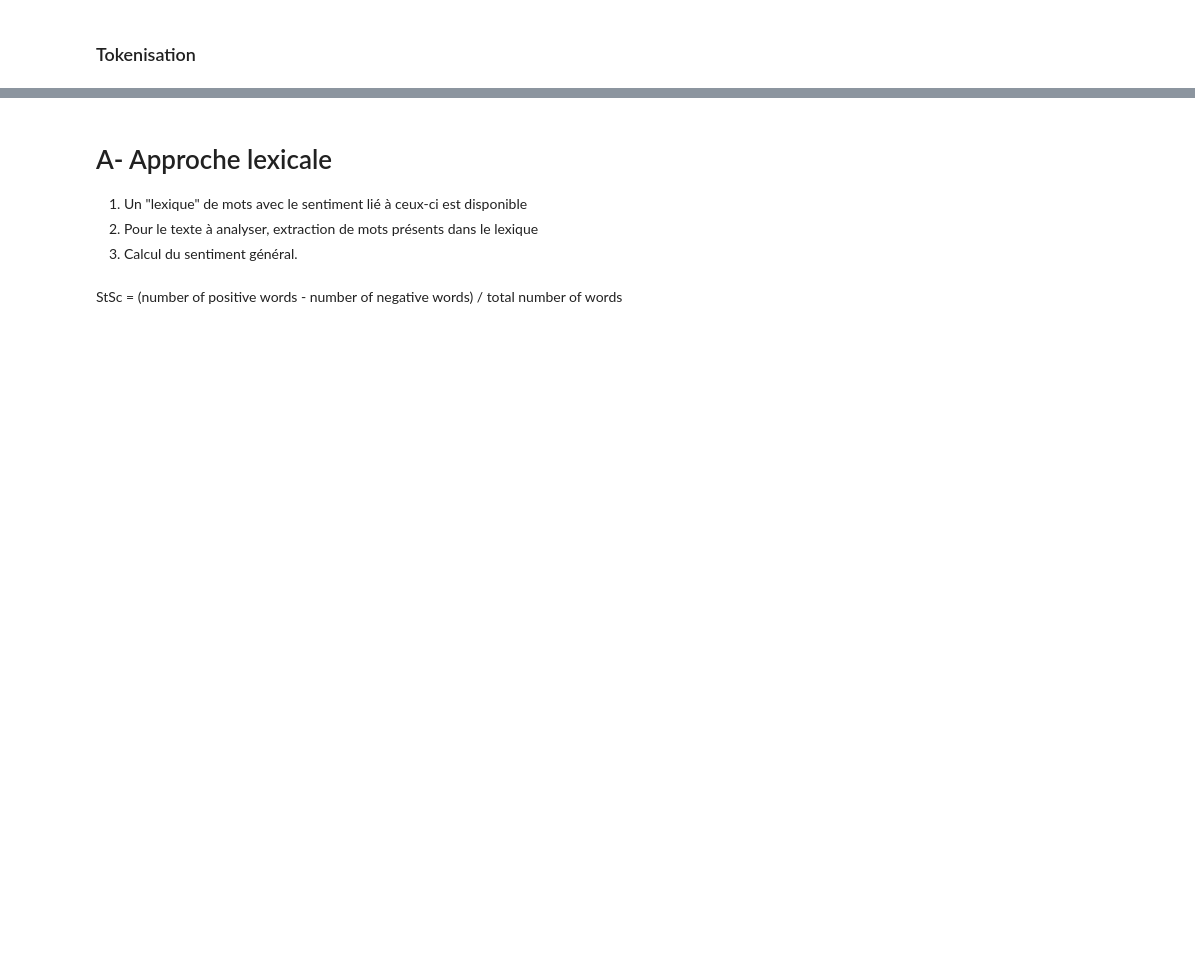
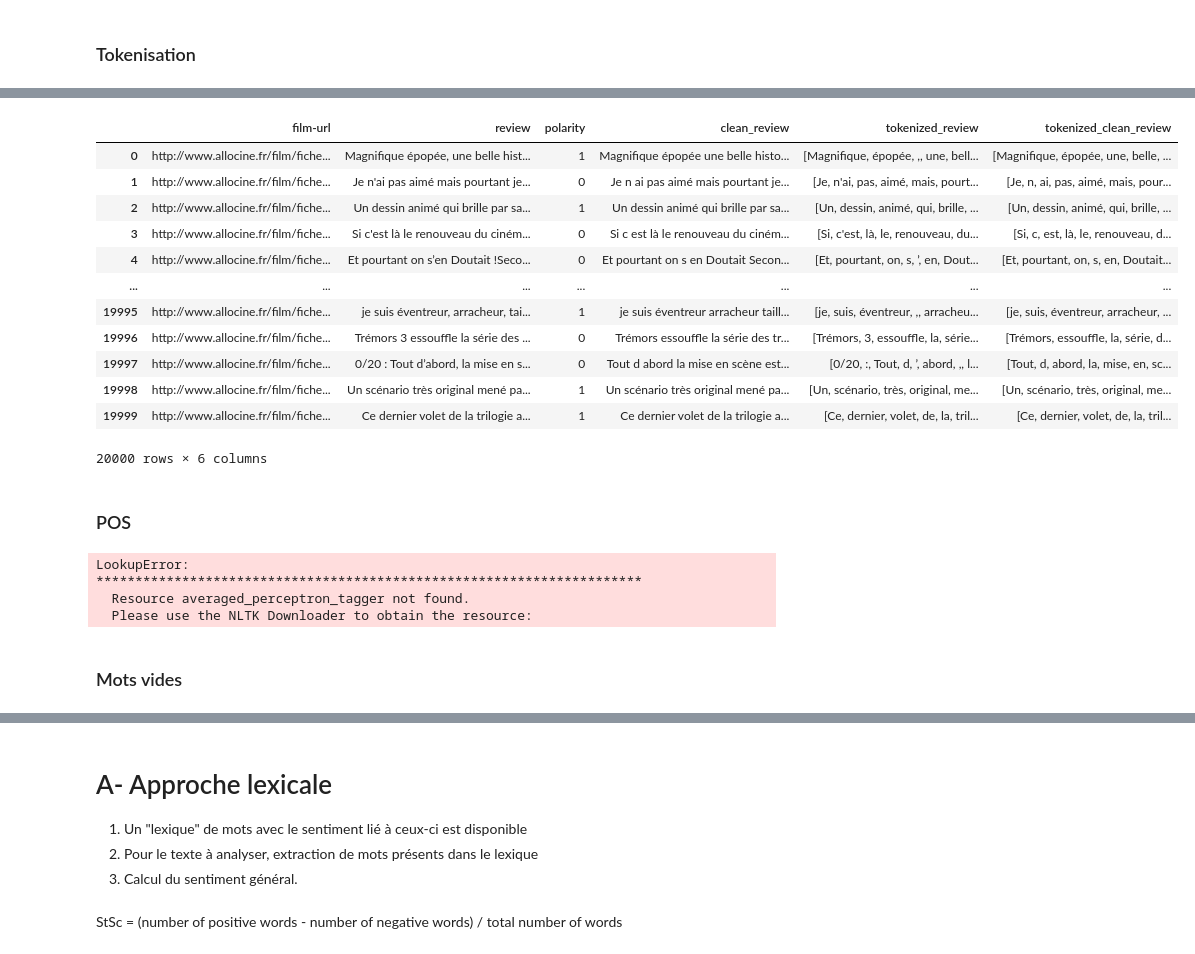
Before and after one commit to Vachonni/TrainingNLP, a Jupyter notebook: ConsortFormationNLP.ipynb, the cells around one changed output, grey strips where cells are left out. Saved outputs shown, nothing was run; the diff lists cells and outputs as text; code cells hidden in the pictures; blank space fills up the shorter version.

```diff
--- a/ConsortFormationNLP.ipynb
+++ b/ConsortFormationNLP.ipynb
@@ -83,6 +86,9 @@ test_data.head()
 # %% [markdown]
 ### Tokenisation
 # %%
+import nltk
+nltk.download('punkt')
+
 from nltk.tokenize import word_tokenize
 
-test_data['tokenized_review'] = test_data['review'].apply(lambda text: word_tokenize(test, language='french'))
+test_data['tokenized_review'] = test_data['review'].apply(lambda text: word_tokenize(text, language='french'))
@@ -88,0 +98,29 @@ test_data['tokenized_review'] = test_data['review'].apply(lambda text: word_toke
+# %%
+test_data['tokenized_clean_review'] = test_data['clean_review'].apply(lambda text: word_tokenize(text, language='french'))
+test_data.head()
+# %% [output]
+|  | film-url | review | polarity | clean_review | tokenized_review | tokenized_clean_review |
+| 0 | http://www.allocine.fr/film/fiche... | Magnifique épopée, une belle hist... | 1 | Magnifique épopée une belle histo... | [Magnifique, épopée, ,, une, bell... | [Magnifique, épopée, une, belle, ... |
+| 1 | http://www.allocine.fr/film/fiche... | Je n'ai pas aimé mais pourtant je... | 0 | Je n ai pas aimé mais pourtant je... | [Je, n'ai, pas, aimé, mais, pourt... | [Je, n, ai, pas, aimé, mais, pour... |
+| 2 | http://www.allocine.fr/film/fiche... | Un dessin animé qui brille par sa... | 1 | Un dessin animé qui brille par sa... | [Un, dessin, animé, qui, brille, ... | [Un, dessin, animé, qui, brille, ... |
+| 3 | http://www.allocine.fr/film/fiche... | Si c'est là le renouveau du ciném... | 0 | Si c est là le renouveau du ciném... | [Si, c'est, là, le, renouveau, du... | [Si, c, est, là, le, renouveau, d... |
+| 4 | http://www.allocine.fr/film/fiche... | Et pourtant on s’en Doutait !Seco... | 0 | Et pourtant on s en Doutait Secon... | [Et, pourtant, on, s, ’, en, Dout... | [Et, pourtant, on, s, en, Doutait... |
+| ... | ... | ... | ... | ... | ... | ... |
+| 19995 | http://www.allocine.fr/film/fiche... | je suis éventreur, arracheur, tai... | 1 | je suis éventreur arracheur taill... | [je, suis, éventreur, ,, arracheu... | [je, suis, éventreur, arracheur, ... |
+| 19996 | http://www.allocine.fr/film/fiche... | Trémors 3 essouffle la série des ... | 0 | Trémors essouffle la série des tr... | [Trémors, 3, essouffle, la, série... | [Trémors, essouffle, la, série, d... |
+| 19997 | http://www.allocine.fr/film/fiche... | 0/20 : Tout d’abord, la mise en s... | 0 | Tout d abord la mise en scène est... | [0/20, :, Tout, d, ’, abord, ,, l... | [Tout, d, abord, la, mise, en, sc... |
+| 19998 | http://www.allocine.fr/film/fiche... | Un scénario très original mené pa... | 1 | Un scénario très original mené pa... | [Un, scénario, très, original, me... | [Un, scénario, très, original, me... |
+| 19999 | http://www.allocine.fr/film/fiche... | Ce dernier volet de la trilogie a... | 1 | Ce dernier volet de la trilogie a... | [Ce, dernier, volet, de, la, tril... | [Ce, dernier, volet, de, la, tril... |
+20000 rows × 6 columns
+# %% [markdown]
+### POS
+# %%
+test_data['POS_review'] = test_data['tokenized_review'].apply(lambda tokens: nltk.pos_tag(tokens))
+test_data.head()
+# %% [output]
+LookupError:
+**********************************************************************
+  Resource averaged_perceptron_tagger not found.
+  Please use the NLTK Downloader to obtain the resource:
+# %% [markdown]
+### Mots vides
```
Also changed, not shown: parts of 4 cells of this notebook, 1 other file.
